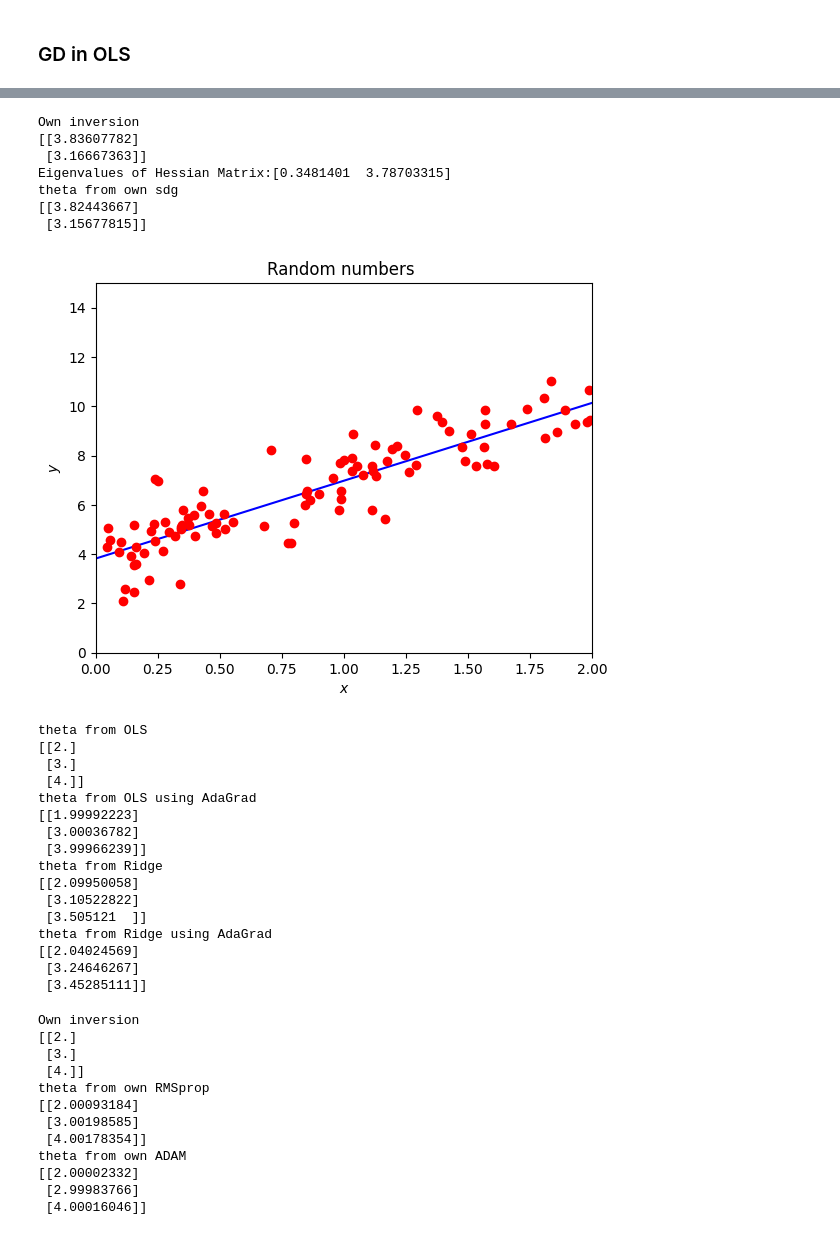
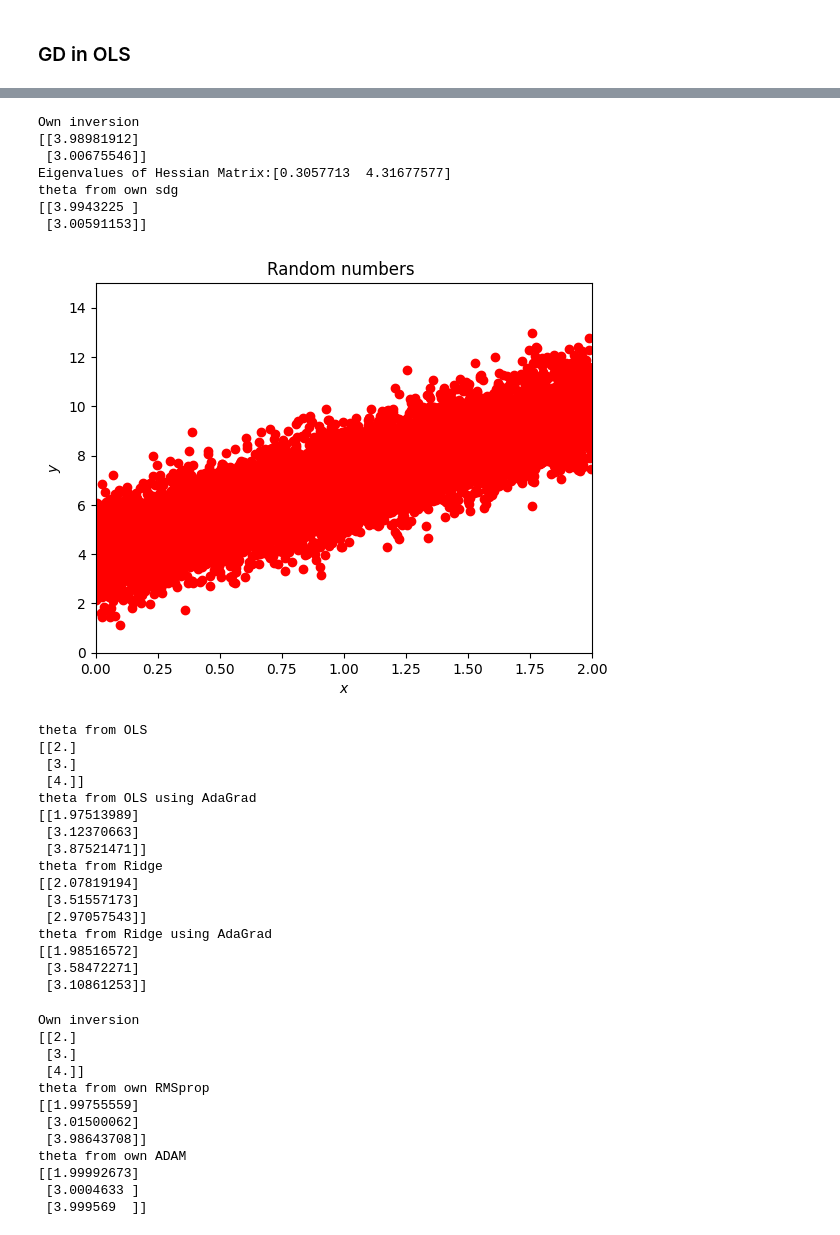
Before and after one commit to exdsgift/FYS-STK4155, a Jupyter notebook: Assignments/week41_assignment.ipynb, the cells around one changed output, grey strips where cells are left out. Cells and saved outputs as stored; diff of their text form; code cells hidden in the pictures.

```diff
--- a/Assignments/week41_assignment.ipynb
+++ b/Assignments/week41_assignment.ipynb
@@ -304,7 +304,7 @@ from random import random, seed
 import numpy as np
 import matplotlib.pyplot as plt
 
-n = 100
+n = 10000 # --> we are using stochastic gradient descent with mini batches, so we can increase the number of observation to see the results
 x = 2*np.random.rand(n,1)
 y = 4+3*x+np.random.randn(n,1)
 
@@ -331,39 +331,39 @@ t0, t1 = 5, 50
 def learning_schedule(t):
     return t0/(t+t1)
 
 theta = np.random.randn(2,1)
 
 for epoch in range(n_epochs):
     for i in range(m):
         random_index = M*np.random.randint(m)
         xi = X[random_index:random_index+M]
         yi = y[random_index:random_index+M]
         gradients = (2.0/M)* xi.T @ ((xi @ theta)-yi)
         eta = learning_schedule(epoch*m+i)
         theta = theta - eta*gradients
 print("theta from own sdg")
 print(theta)
 
 xnew = np.array([[0],[2]])
 Xnew = np.c_[np.ones((2,1)), xnew]
 ypredict = Xnew.dot(theta)
 
 plt.plot(xnew, ypredict, "b-")
 plt.plot(x, y ,'ro')
 plt.axis([0,2.0,0, 15.0])
 plt.xlabel(r'$x$')
 plt.ylabel(r'$y$')
 plt.title(r'Random numbers ')
 plt.show()
 # %% [output]
 Own inversion
-[[3.83607782]
- [3.16667363]]
-Eigenvalues of Hessian Matrix:[0.3481401  3.78703315]
+[[3.98981912]
+ [3.00675546]]
+Eigenvalues of Hessian Matrix:[0.3057713  4.31677577]
 theta from own sdg
-[[3.82443667]
- [3.15677815]]
+[[3.9943225 ]
+ [3.00591153]]
-[figure, old version]
+[figure, new version]
 # %%
 # AdaGrad and Stochastic Gradient descent
 
@@ -441,17 +441,17 @@ theta from OLS
  [3.]
  [4.]]
 theta from OLS using AdaGrad
-[[1.99992223]
- [3.00036782]
- [3.99966239]]
+[[1.97513989]
+ [3.12370663]
+ [3.87521471]]
 theta from Ridge
-[[2.09950058]
- [3.10522822]
- [3.505121  ]]
+[[2.07819194]
+ [3.51557173]
+ [2.97057543]]
 theta from Ridge using AdaGrad
-[[2.04024569]
- [3.24646267]
- [3.45285111]]
+[[1.98516572]
+ [3.58472271]
+ [3.10861253]]
 # %%
 # RMSprop and ADAM
 
@@ -533,10 +533,10 @@ Own inversion
  [3.]
  [4.]]
 theta from own RMSprop
-[[2.00093184]
- [3.00198585]
- [4.00178354]]
+[[1.99755559]
+ [3.01500062]
+ [3.98643708]]
 theta from own ADAM
-[[2.00002332]
- [2.99983766]
- [4.00016046]]
+[[1.99992673]
+ [3.0004633 ]
+ [3.999569  ]]
```
Also changed, not shown: parts of 7 cells of this notebook.
